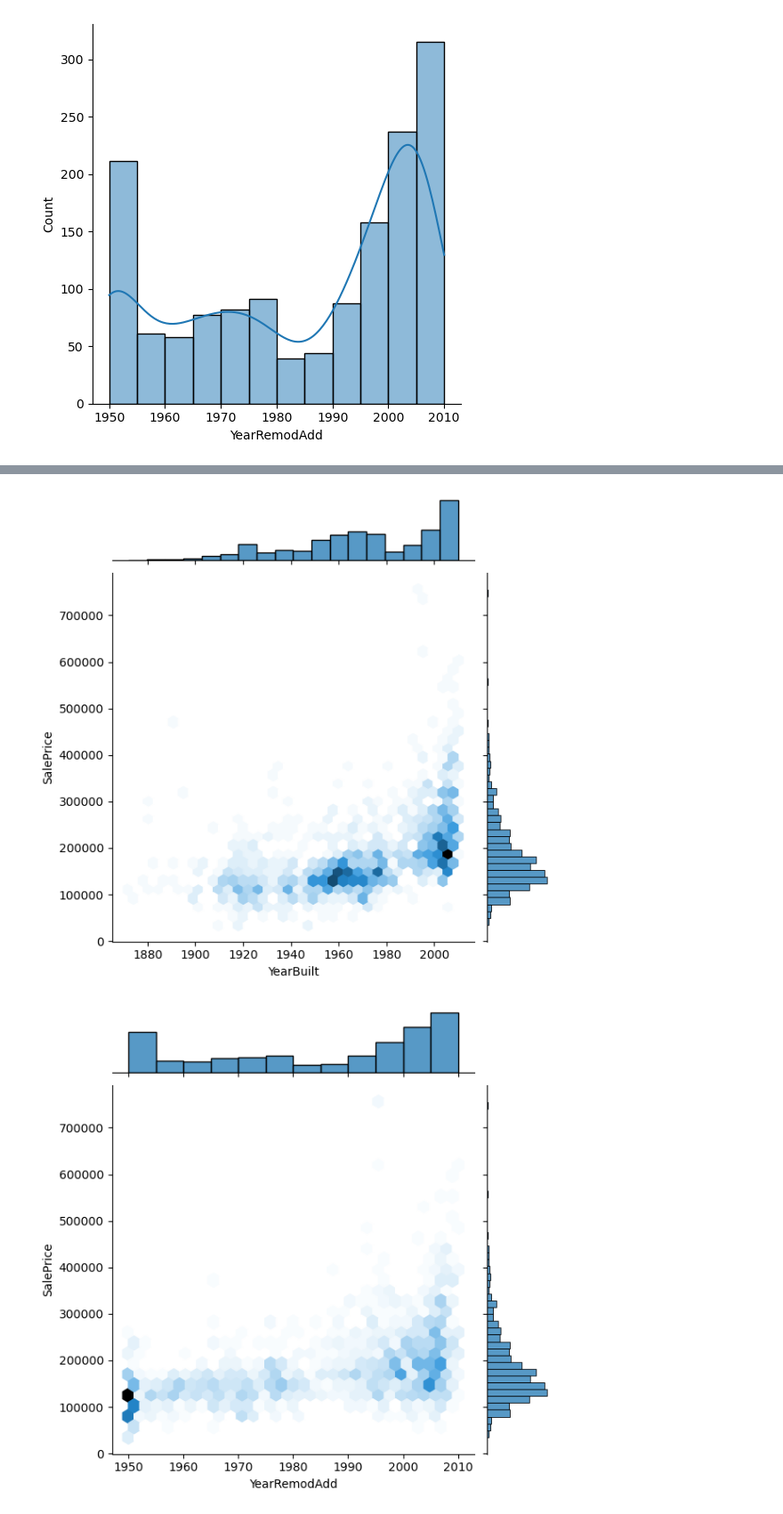
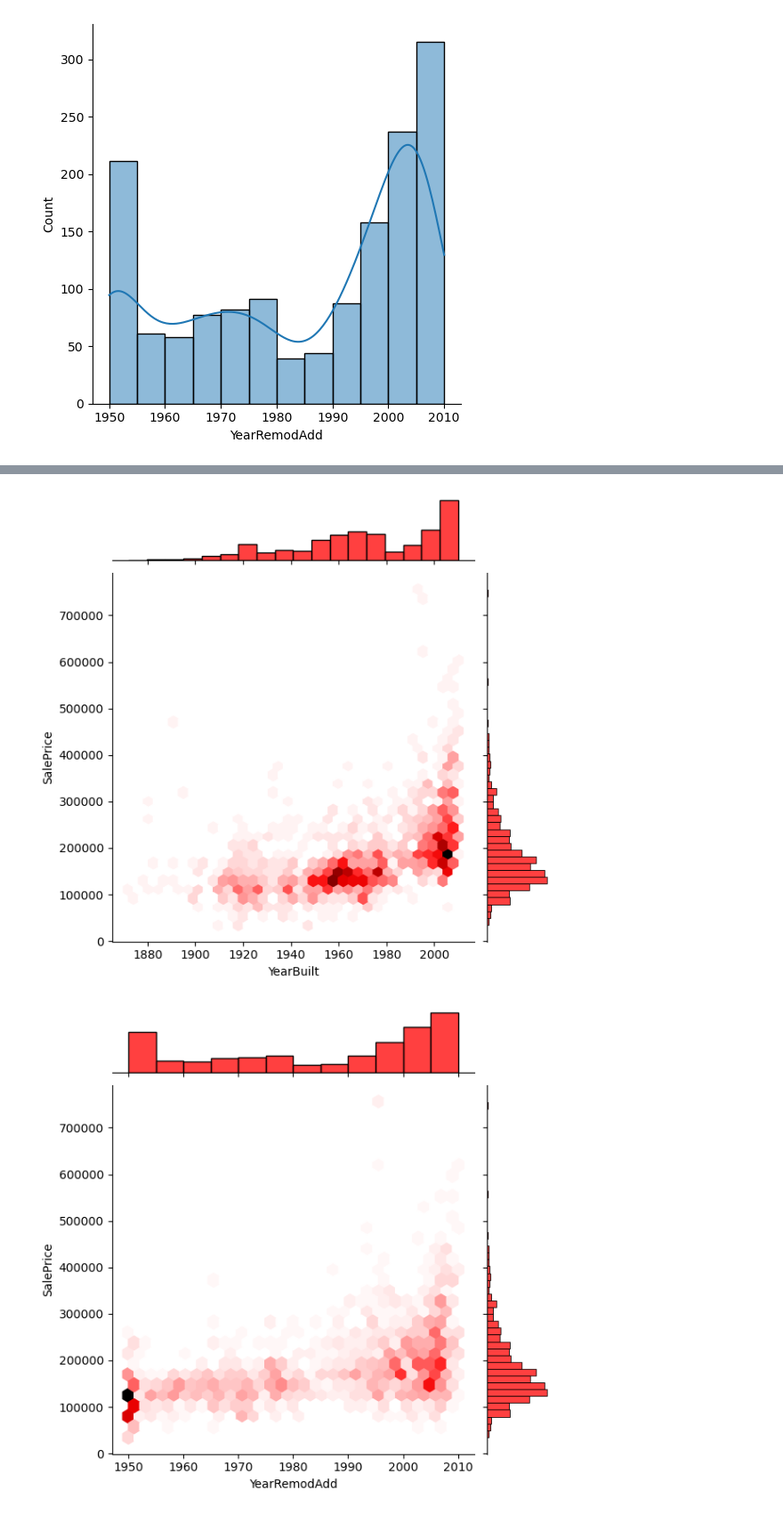
Before and after one commit to rajesvariparasa/ml-processing-pipeline-for-predicting-houseprices, a Jupyter notebook: DataRecci.ipynb, the cells around one changed output, grey strips where cells are left out. Shown at 89% size. Cells and saved outputs as stored; diff of their text form; code cells hidden in the pictures.

```diff
--- a/DataRecci.ipynb
+++ b/DataRecci.ipynb
@@ -290,6 +290,6 @@ for i in range(1, 11):
 # %%
 # plot sns jointplots with Saleprice with top 12 correlated variables
 for i in range(1, 13):
-    sns.jointplot(x=df3[sorted.index[i]], y=df3['SalePrice'], data=df3, kind='hex')
+    sns.jointplot(x=df3[sorted.index[i]], y=df3['SalePrice'], data=df3, kind='hex', color='r')
     plt.show()
 # %% [output]
@@ -304,2 +304,2 @@ for i in range(1, 13):
-[figure, old version]
+[figure, new version]
-[figure, old version]
+[figure, new version]
```
Also changed, not shown: parts of 6 cells of this notebook.
